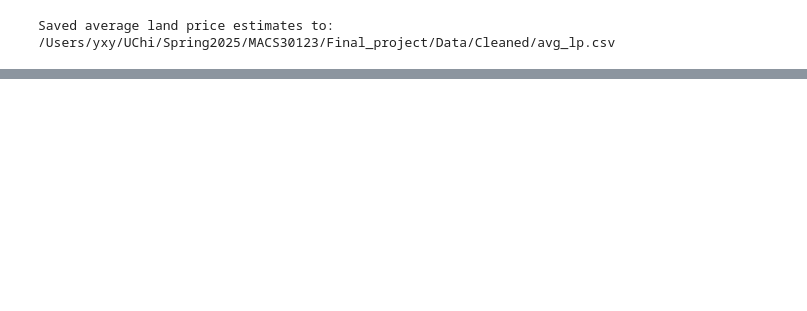
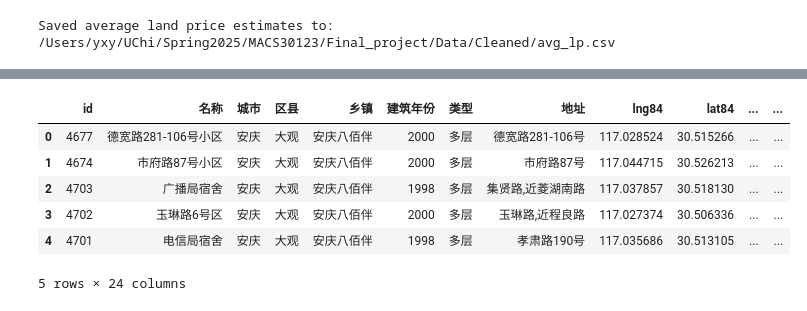
Before and after one commit to Lezy01/Welfare_Loss_from_Urban_Boundaries, a Jupyter notebook: Code/rent_curve_cal.ipynb, the cells around one changed output, grey strips where cells are left out. Drawn from its saved outputs; the diff is of its cells as text; code cells hidden in the pictures; blank space fills up the shorter version.

```diff
--- a/Code/rent_curve_cal.ipynb
+++ b/Code/rent_curve_cal.ipynb
@@ -530,0 +328,11 @@ Thus, using $\alpha = 0.3$ serves as a theoretically grounded and empirically su
+# %%
+df = pd.read_csv("/Users/yxy/UChi/Spring2025/MACS30123/Final_project/Data/Cleaned/City_hp/Anhui-Anqing_hp.csv")
+df.head()
+# %% [output]
+|  | id | 名称 | 城市 | 区县 | 乡镇 | 建筑年份 | 类型 | 地址 | lng84 | lat84 | ... | ... |
+| 0 | 4677 | 德宽路281-106号小区 | 安庆 | 大观 | 安庆八佰伴 | 2000 | 多层 | 德宽路281-106号 | 117.028524 | 30.515266 | ... | ... |
+| 1 | 4674 | 市府路87号小区 | 安庆 | 大观 | 安庆八佰伴 | 2000 | 多层 | 市府路87号 | 117.044715 | 30.526213 | ... | ... |
+| 2 | 4703 | 广播局宿舍 | 安庆 | 大观 | 安庆八佰伴 | 1998 | 多层 | 集贤路,近菱湖南路 | 117.037857 | 30.518130 | ... | ... |
+| 3 | 4702 | 玉琳路6号区 | 安庆 | 大观 | 安庆八佰伴 | 2000 | 多层 | 玉琳路,近程良路 | 117.027374 | 30.506336 | ... | ... |
+| 4 | 4701 | 电信局宿舍 | 安庆 | 大观 | 安庆八佰伴 | 1998 | 多层 | 孝肃路190号 | 117.035686 | 30.513105 | ... | ... |
+5 rows × 24 columns
```
Also changed, not shown: parts of 39 cells of this notebook, 1 other file.
